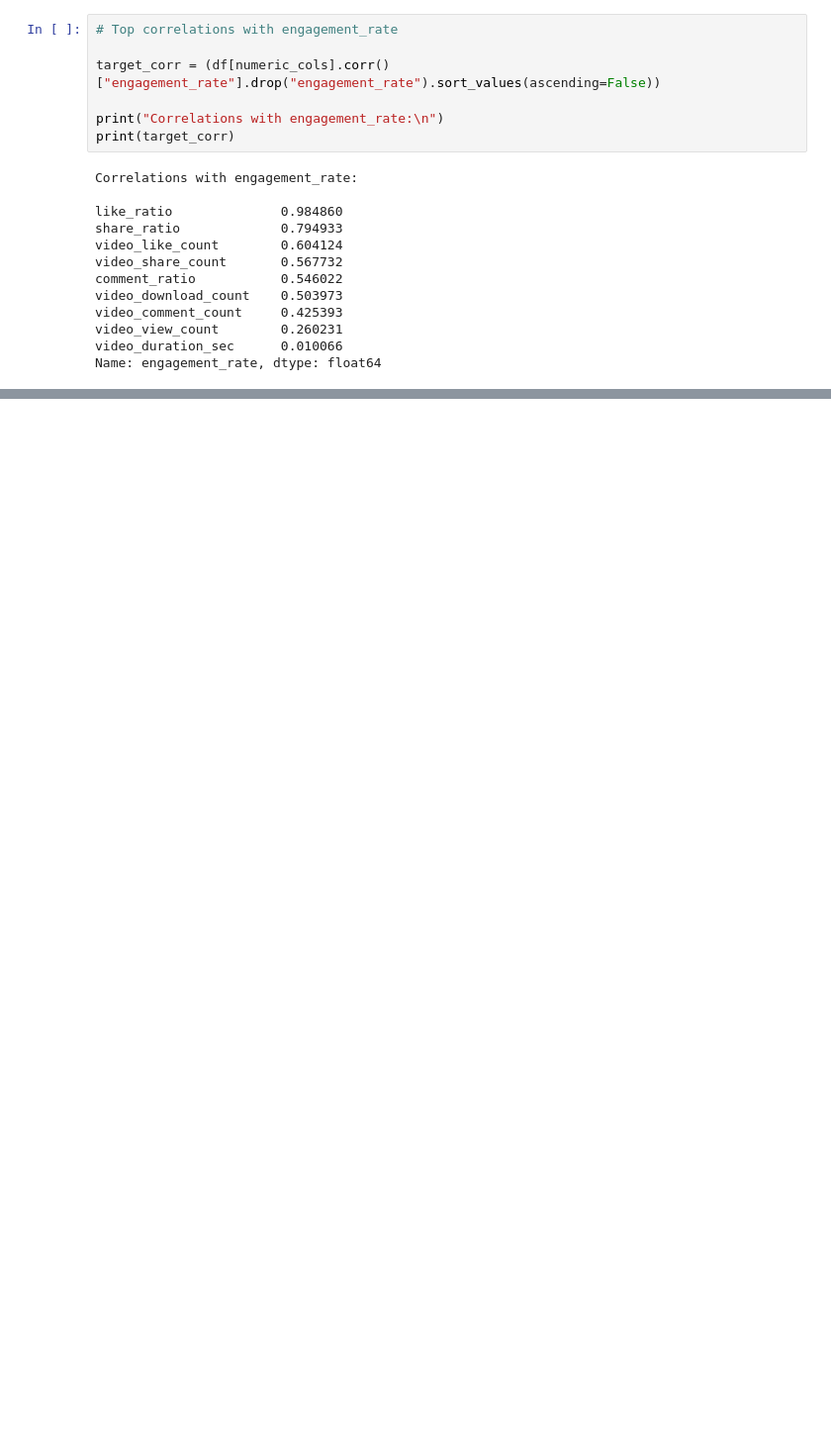
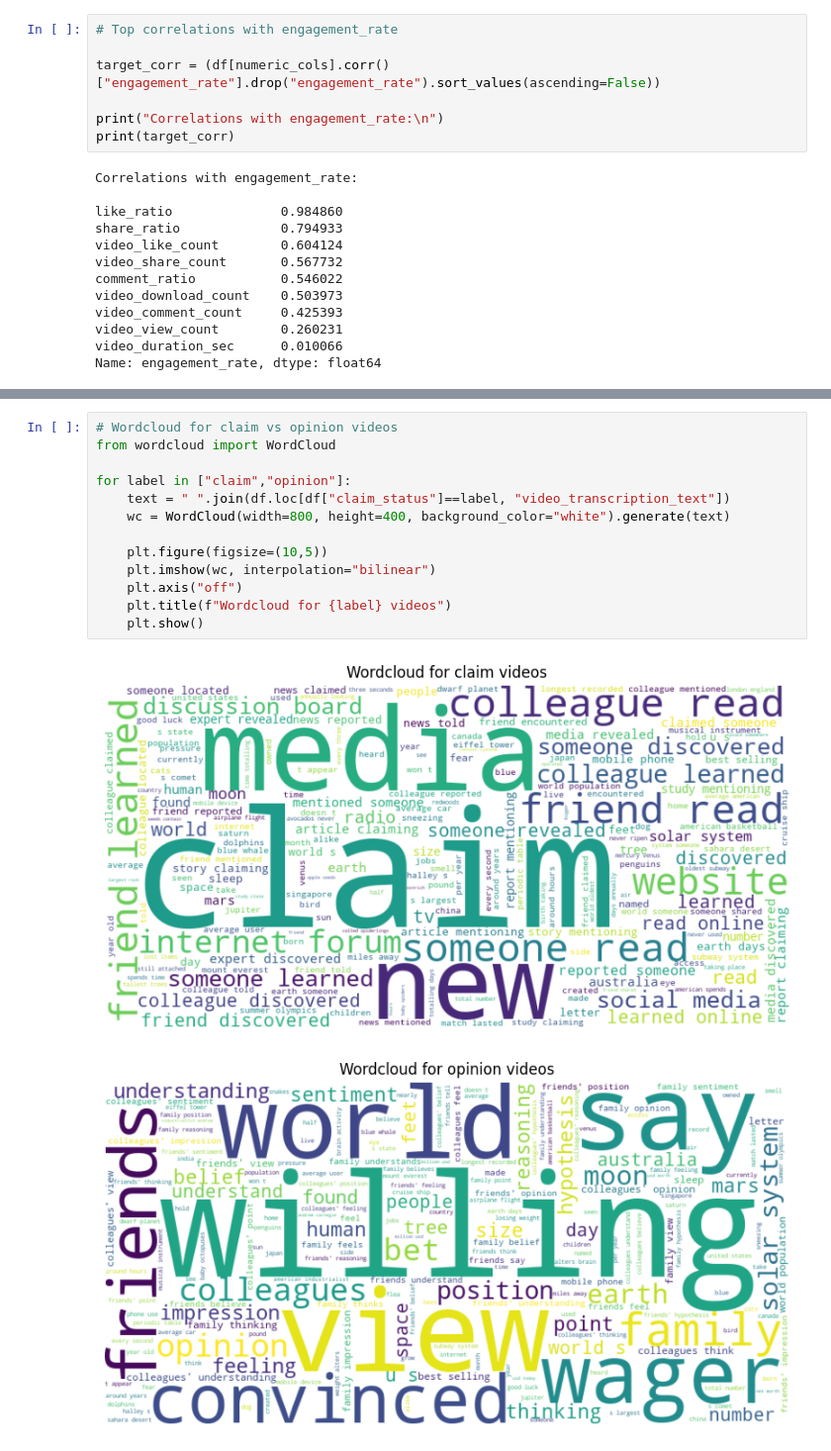
Before and after one commit to KrishaVeera/CreatorPilot, a Jupyter notebook: Tiktok_Model.ipynb, the cells around one changed output, grey strips where cells are left out. Shown at 99% size. Drawn from its saved outputs; the diff is of its cells as text; blank space fills up the shorter version.

```diff
--- a/Tiktok_Model.ipynb
+++ b/Tiktok_Model.ipynb
@@ -310,0 +486,16 @@ Interpretation: when modeling engagement, focus on ratios, not raw counts or dur
+# %%
+# Wordcloud for claim vs opinion videos
+from wordcloud import WordCloud
+
+for label in ["claim","opinion"]:
+    text = " ".join(df.loc[df["claim_status"]==label, "video_transcription_text"])
+    wc = WordCloud(width=800, height=400, background_color="white").generate(text)
+
+    plt.figure(figsize=(10,5))
+    plt.imshow(wc, interpolation="bilinear")
+    plt.axis("off")
+    plt.title(f"Wordcloud for {label} videos")
+    plt.show()
+# %% [output]
+[figure, added]
+[figure, added]
```
Also changed, not shown: parts of 18 cells of this notebook.
